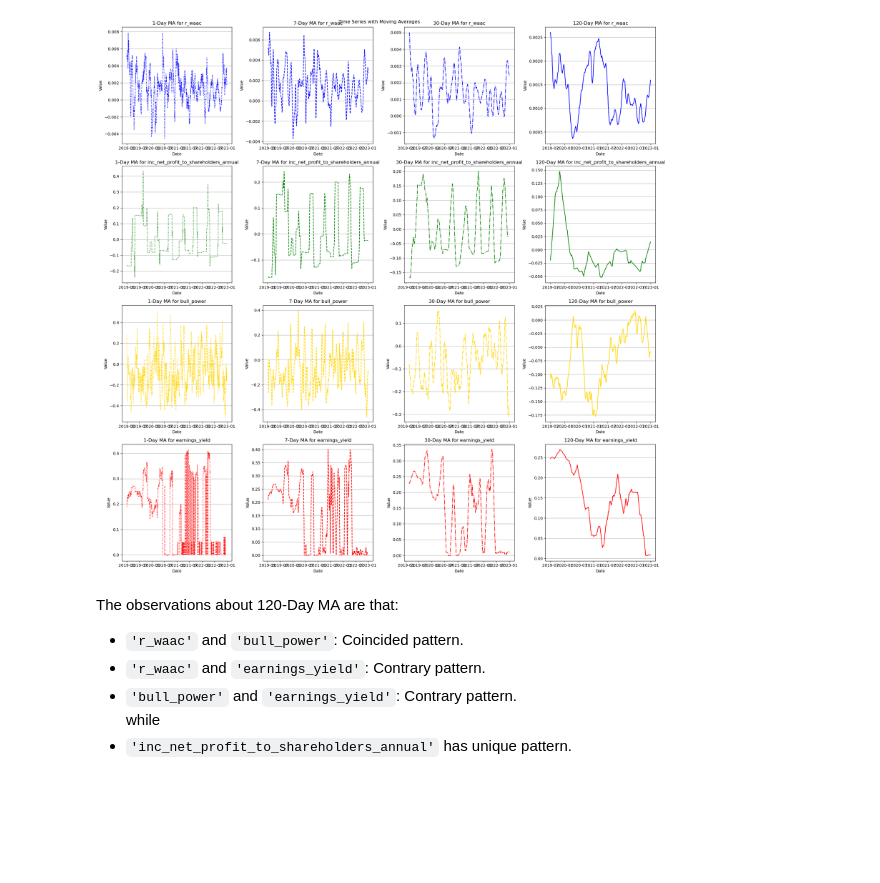
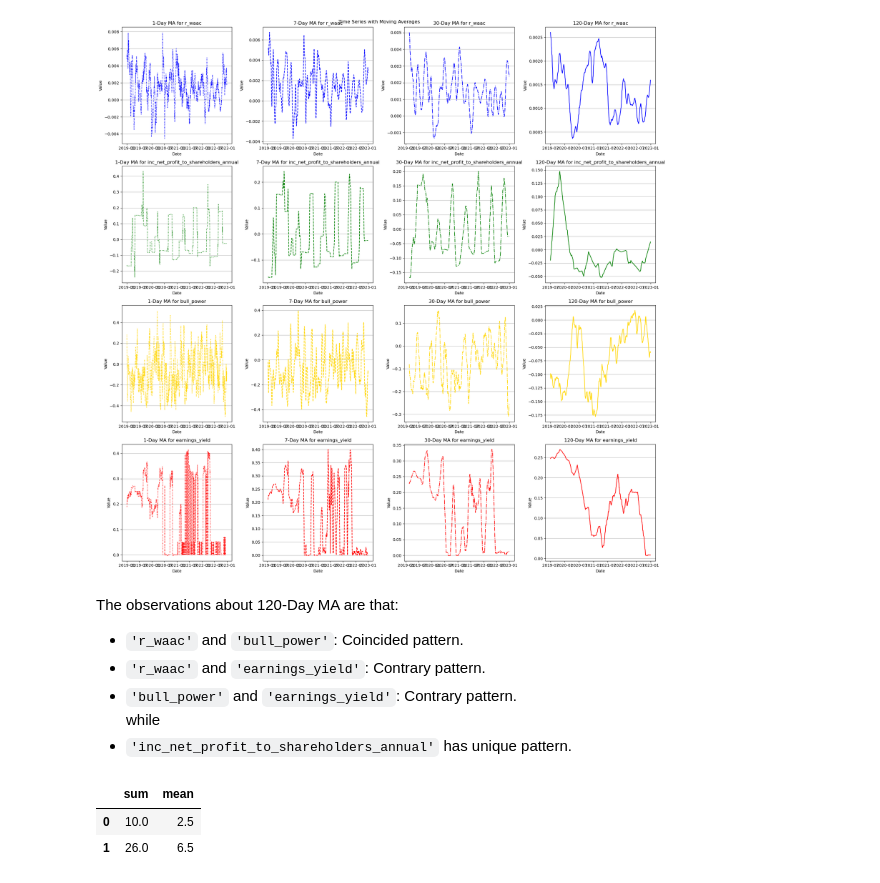
Before and after one commit to Kristyxyx/Multifactors-Risk-Research-of-China-Stock-Listed-Banks, a Jupyter notebook: eda.ipynb, the cells around one changed output. Saved outputs shown, nothing was run; the diff lists cells and outputs as text; code cells hidden in the pictures; blank space fills up the shorter version.

```diff
--- a/eda.ipynb
+++ b/eda.ipynb
@@ -643,3 +659,21 @@ The observations about 120-Day MA are that:
 * `'bull_power'` and `'earnings_yield'`: Contrary pattern. \
 while
 * `'inc_net_profit_to_shareholders_annual'` has unique pattern.
+# %%
+import pandas as pd
+import matplotlib.pyplot as plt
+
+# 创建示例数据
+data = {
+    'A': [1, 2, 3, 4],
+    'B': [5, 6, 7, 8]
+}
+df = pd.DataFrame(data)
+
+# 对列A进行聚合
+result = df.agg(['sum', 'mean'])
+result.T.reset_index(drop=True)
+# %% [output]
+|  | sum | mean |
+| 0 | 10.0 | 2.5 |
+| 1 | 26.0 | 6.5 |
```
Also changed, not shown: parts of 7 cells of this notebook, 1 other file.
